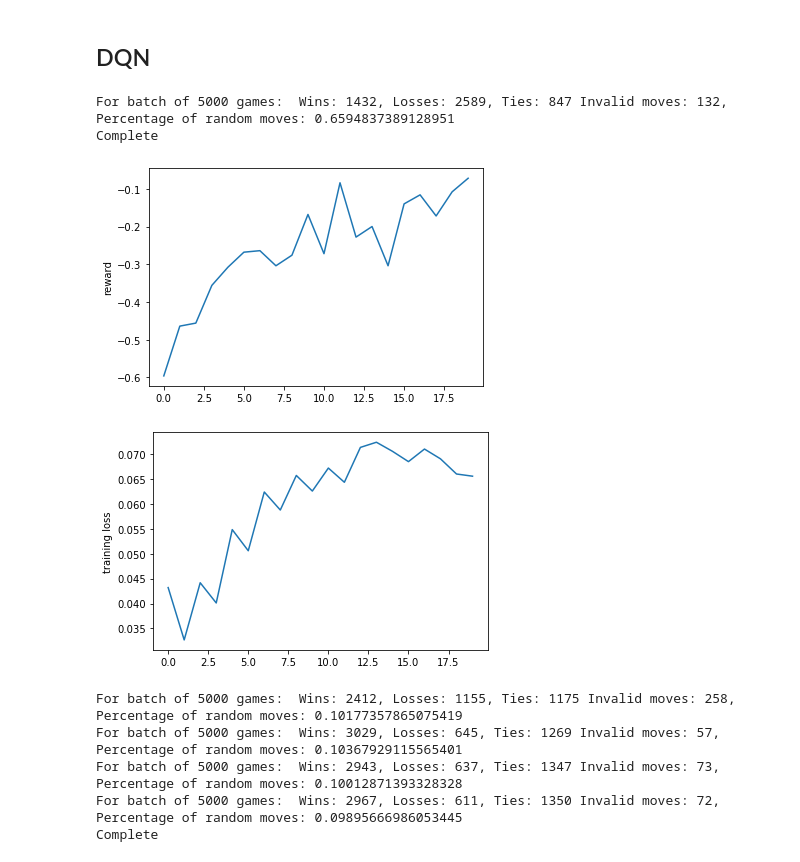
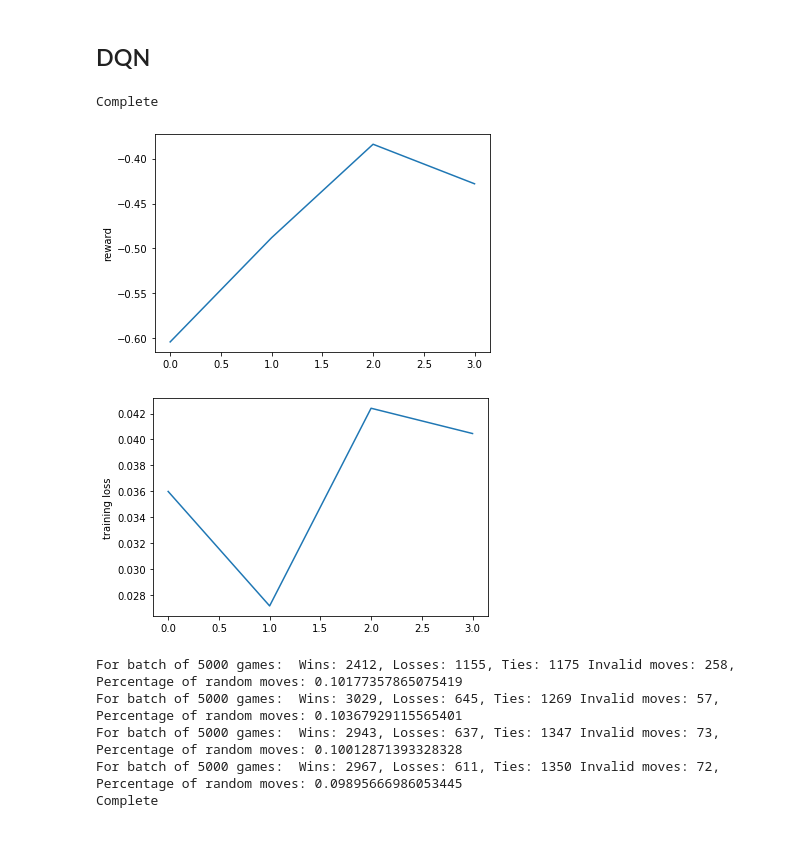
Before and after one commit to Gianniii/CS-456-Artificial-Neural-Network-Miniproject, a Jupyter notebook: tic_tac_toe.ipynb, the cells around one changed output. Saved outputs shown, nothing was run; the diff lists cells and outputs as text; code cells hidden in the pictures.

Commit message:
tabular self learning and question12 solved

```diff
--- a/tic_tac_toe.ipynb
+++ b/tic_tac_toe.ipynb
@@ -240,8 +255,8 @@ def q_learning(env, num_episodes, discount_factor=0.99, alpha=0.05, epsilon=0.3,
         grid, end, winner = env.observe()
         Turns, player1, player2 = assign_players(Turns, i_episode)
         player = OptimalPlayer(epsilon=player_epsilon, player=player2)
+        #if player 2 goes first
 
-        #if player 2 goes first
         if env.current_player == player2:
             move_p2 = player.act(grid)
             grid, end, winner = env.step(move_p2, print_grid=False)
@@ -258,7 +273,7 @@ def q_learning(env, num_episodes, discount_factor=0.99, alpha=0.05, epsilon=0.3,
 
             if end:
                 #Update Q values
-                episode_rewards[i_episode] += env.reward(Turns[0])
+                episode_rewards[i_episode] += env.reward(player1)
                 value = Q[str(grid_p1)][move_p1[0] * 3 + move_p1[1]]
                 Q[str(grid_p1)][move_p1[0] * 3 + move_p1[1]] += alpha * (env.reward(Turns[0]) + discount_factor * np.max(Q[str(new_grid)]) - value)
                 break
@@ -268,7 +283,7 @@ def q_learning(env, num_episodes, discount_factor=0.99, alpha=0.05, epsilon=0.3,
             new_grid, end, winner = env.step(move_p2, print_grid=False)
 
             #Update Q values
-            episode_rewards[i_episode] += env.reward(Turns[0])
+            episode_rewards[i_episode] += env.reward(player1)
             value = Q[str(grid_p1)][move_p1[0] * 3 + move_p1[1]]
             Q[str(grid_p1)][move_p1[0] * 3 + move_p1[1]] += alpha * (env.reward(Turns[0]) + discount_factor * np.max(Q[str(new_grid)]) - value)
 
@@ -346,6 +361,6 @@ def q_eval(Q, other_player_epsilon=0.5, games=20000):
     return np.mean(total_reward), count_win / games
 
 
-reward, score = q_eval(Q, other_player_epsilon = 1., games = 2000)
+reward, score = q_eval(Q, other_player_epsilon = 0.5, games = 2000)
 print(score, reward)
 # %% [output]
@@ -489,10 +738,12 @@ class DQNActor():
         if len(self.memory) < self.batch_size:
             return
         transitions = self.memory.sample(self.batch_size)
+
         # Transpose the batch (see https://stackoverflow.com/a/19343/3343043 for
         # detailed explanation). This converts batch-array of Transitions
         # to Transition of batch-arrays.
         batch = Transition(*zip(*transitions))
+
 
         # Compute a mask of non-final states and concatenate the batch elements
         # (a final state would've been the one after which simulation ended)
@@ -501,12 +752,28 @@ class DQNActor():
             device=self.device,
             dtype=torch.bool,
         )
-        non_final_next_states = torch.cat(
-            [s for s in batch.next_state if s is not None])
-        state_batch = torch.cat(batch.state)
-        action_batch = torch.cat(batch.action)
-        reward_batch = torch.cat(batch.reward)
 
+        final = False
+        if(self.batch_size == 1):
+            if batch.next_state[0] == None:
+                final = True
+                non_final_next_states = None
+            else:
+                non_final_next_states = batch.next_state[0]
+            state_batch = batch.state[0]
+            action_batch = batch.action[0]
+            reward_batch = batch.reward[0]
+        else:
+            non_final_next_states = torch.cat(
+                [s for s in batch.next_state if s is not None])
+            state_batch = torch.cat(batch.state)
+            action_batch = torch.cat(batch.action)
+            reward_batch = torch.cat(batch.reward)
+        #print(non_final_next_states)
+        #print(state_batch)
+        #print(action_batch)
+        #print(reward_batch)
+        #print("=======")
         # Compute Q(s_t, a) - the model computes Q(s_t), then we select the
         # columns of actions taken. These are the actions which would've been taken
         # for each batch state according to policy_net
@@ -518,8 +785,10 @@ class DQNActor():
         # This is merged based on the mask, such that we'll have either the expected
         # state value or 0 in case the state was final.
         next_state_values = torch.zeros(self.batch_size, device=self.device)
-        next_state_values[non_final_mask] = self.target(
-            non_final_next_states).max(1)[0].detach()
+        #print(final)
+        if not final:
+            next_state_values[non_final_mask] = self.target(
+                non_final_next_states).max(1)[0].detach()
         # Compute the expected Q values
         expected_state_action_values = (next_state_values * self.gamma) + reward_batch
 
@@ -770,28 +1036,27 @@ def train(num_games = NUM_GAMES, batch_size = BATCH_SIZE, gamma = GAMMA, eps_max
 # %%
 #DEMO CELL CAN DELETE AFTER
 #Plots
 #Demo plot trains with default parameters
-rewards, losses, _ , _ = train(other_player_epsilon=0.5, num_exploratory_games= 15000, num_games=20000)
+rewards, losses, _ , _ = train(other_player_epsilon=0.5, num_exploratory_games= 15000, num_games=1000)
 #Plot average reward and losses for every 250 games during training
 n = 250
 avg_rewards = np.average(np.array(rewards).reshape(-1, n), axis=1)
 plt.plot(avg_rewards)
 #plt.xlabel('250 games') not sure what to name this, 1 unit = 250 games, maybe can scale *250 ? and call it games
 plt.ylabel('reward')
 plt.savefig('demo_reward_store_after', bbox_inches='tight')
 plt.show()
 
 avg_losses = np.average(np.array(losses).reshape(-1, n), axis=1)
 plt.plot(avg_losses)
 #plt.xlabel('250 games')
 plt.ylabel('training loss')
 plt.savefig('demo_loss_store_after', bbox_inches='tight')
 plt.show()
 # %% [output]
-For batch of 5000 games:  Wins: 1432, Losses: 2589, Ties: 847 Invalid moves: 132, Percentage of random moves: 0.6594837389128951
 Complete
-[figure, old version]
+[figure, new version]
-[figure, old version]
+[figure, new version]
 # %%
 #Implement the DQN algorithm. To check the algorithm, run a DQN agent with a fixed and arbitrary
 #eps ∈[0,1) against Opt(0.5) for 20’000 games – switch the 1st player after every game
```
Also changed, not shown: parts of 14 cells of this notebook, 8 other files.
